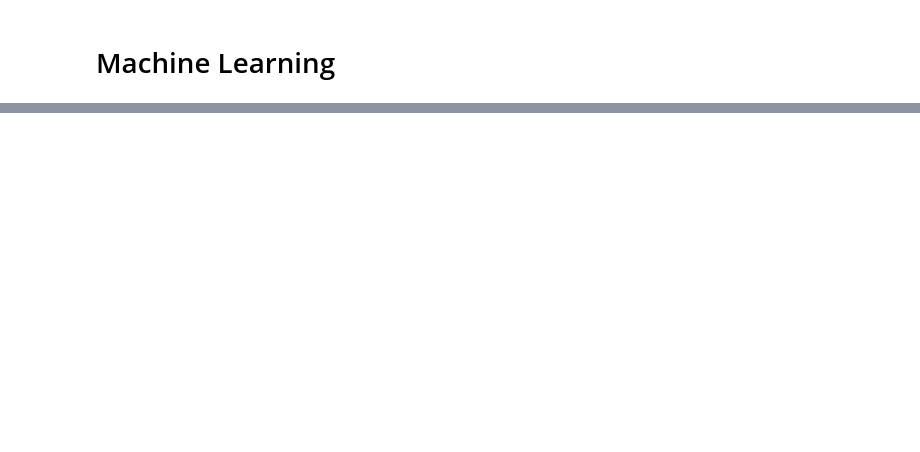
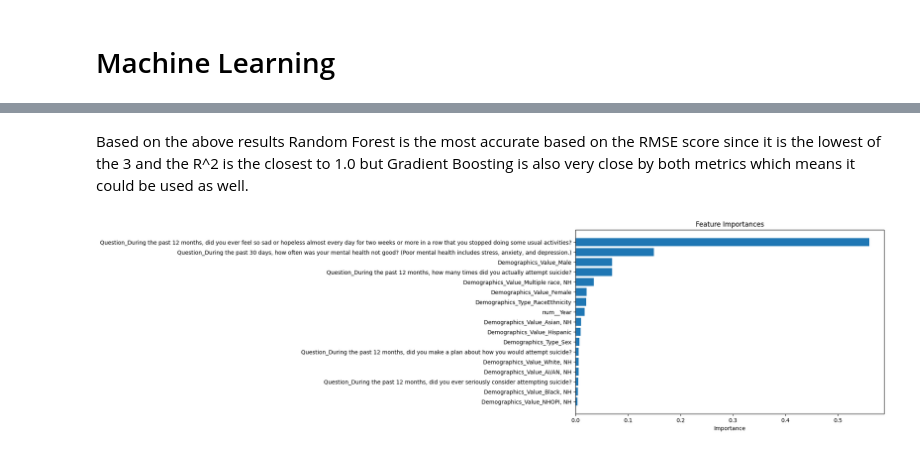
Before and after one commit to IT4063C001-Fall2025/final-project-andrewmargolin3, a Jupyter notebook: source.ipynb, the cells around one changed output, grey strips where cells are left out. Saved outputs shown, nothing was run; the diff lists cells and outputs as text; code cells hidden in the pictures; blank space fills up the shorter version.

```diff
--- a/source.ipynb
+++ b/source.ipynb
@@ -290,11 +423,6 @@ Name: Percent, dtype: float64
 # %%
-from sklearn.pipeline import Pipeline
-from sklearn.preprocessing import StandardScaler, OneHotEncoder
-from sklearn.impute import SimpleImputer
-from sklearn.compose import ColumnTransformer
-
-num_features = ['Rank', 'Year']
-cat_features = ['State', 'Demographics_Type', 'Demographics_Value']
+num_features = ['Year']
+cat_features = ['Question', 'Demographics_Type', 'Demographics_Value']
 
 
 num_pipeline = Pipeline([
@@ -419,0 +484,25 @@ Based on my feedback from Checkpoint 2 I added some more correlations and a post
+# %% [markdown]
+Based on the above results Random Forest is the most accurate based on the RMSE score since it is the lowest of the 3 and the R^2 is the closest to 1.0 but Gradient Boosting is also very close by both metrics which means it could be used as well.
+# %%
+randomforest = models['Random Forest']
+
+features = full_pipeline.get_feature_names_out()
+
+importances = randomforest.feature_importances_
+
+# Create a DataFrame for better visualization
+importance_df = pd.DataFrame({
+    'Feature': features,
+    'Importance': importances
+}).sort_values(by='Importance', ascending=True)
+
+importance_df['Feature'] = importance_df['Feature'].str.replace('cat__', '')
+
+# Plot feature importances
+plt.figure(figsize=(10, 6))
+plt.barh(importance_df['Feature'], importance_df['Importance'])
+plt.xlabel('Importance')
+plt.title('Feature Importances')
+plt.show()
+# %% [output]
+[figure, added]
```
Also changed, not shown: parts of 40 cells of this notebook, 2 other files.
